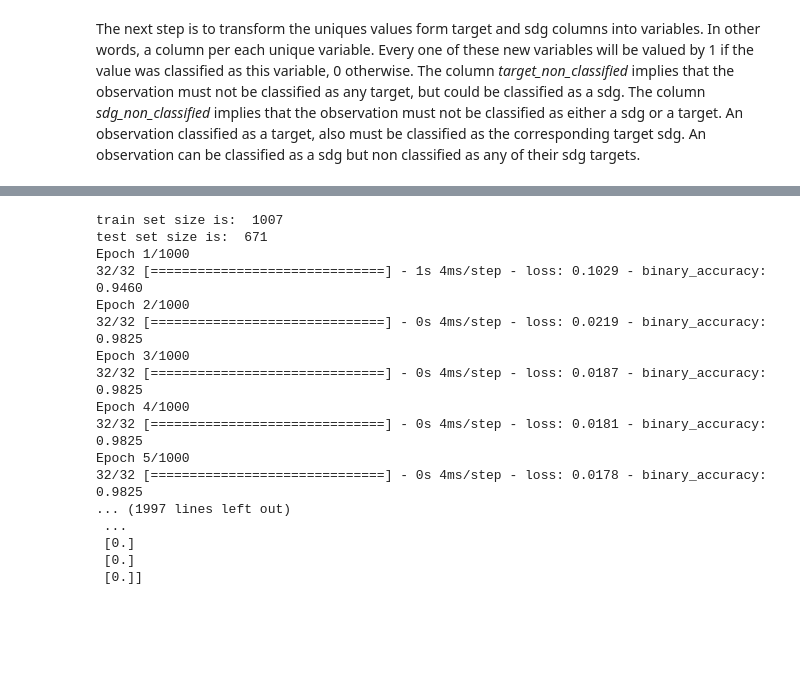
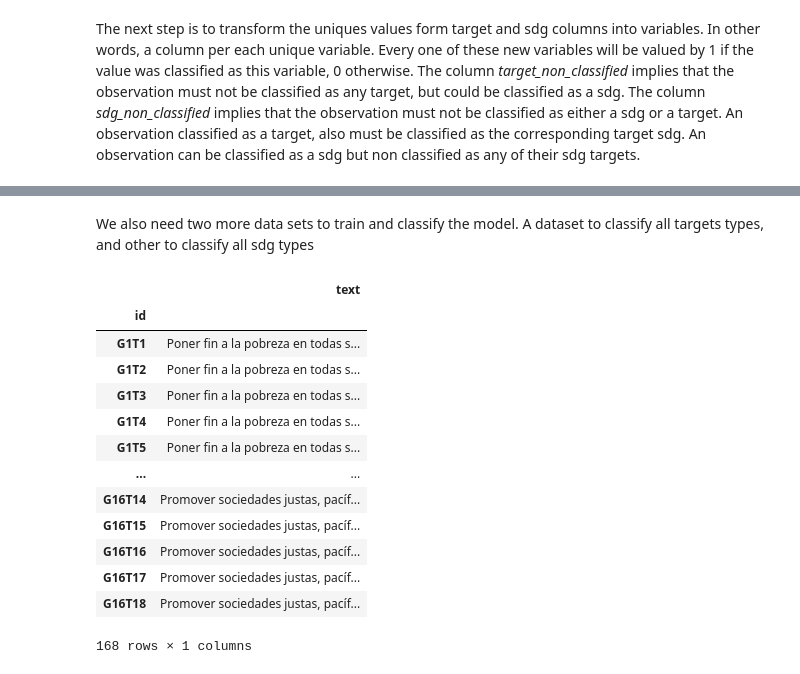
Before and after one commit to elmarcellotc/PNUD-Consulting-USFQ-Data-Hub, a Jupyter notebook: technicalApendix.ipynb, the cells around one changed output, grey strips where cells are left out. Cells and saved outputs as stored; diff of their text form; code cells hidden in the pictures; blank space fills up the shorter version.

```diff
--- a/technicalApendix.ipynb
+++ b/technicalApendix.ipynb
@@ -368,48 +384,0 @@ Train data columns:  3215
-# %%
-from keras.models import Sequential
-from keras.layers.core import Dense
-import itertools
-
-N = round(len(values) * (1-0.40))
-
-print('train set size is: ', N)
-print('test set size is: ', len(values)-N)
-
-train = values.iloc[:N]
-test = values.iloc[N:]
-
-training_data = train[complete_text_uniques].to_numpy()
-target_data = train[targets_uniques].to_numpy()
-
-model = Sequential()
-model.add(Dense(16, input_dim=len(complete_text_uniques), activation='relu'))
-model.add(Dense(1, activation='sigmoid'))
-
-model.compile(loss='mean_squared_error',
-              optimizer='adam',
-              metrics=['binary_accuracy'])
-
-model.fit(training_data, target_data, epochs=1000)
-
-scores = model.evaluate(training_data, target_data)
-
-print("\n%s: %.2f%%" % (model.metrics_names[1], scores[1]*100))
-print (model.predict(training_data).round())
-# %% [output]
-train set size is:  1007
-test set size is:  671
-Epoch 1/1000
-32/32 [==============================] - 1s 4ms/step - loss: 0.1029 - binary_accuracy: 0.9460
-Epoch 2/1000
-32/32 [==============================] - 0s 4ms/step - loss: 0.0219 - binary_accuracy: 0.9825
-Epoch 3/1000
-32/32 [==============================] - 0s 4ms/step - loss: 0.0187 - binary_accuracy: 0.9825
-Epoch 4/1000
-32/32 [==============================] - 0s 4ms/step - loss: 0.0181 - binary_accuracy: 0.9825
-Epoch 5/1000
-32/32 [==============================] - 0s 4ms/step - loss: 0.0178 - binary_accuracy: 0.9825
-... (1997 lines left out)
- ...
- [0.]
- [0.]
- [0.]]
@@ -423,0 +385,24 @@ model.save_weights("model.h5")
+# %% [markdown]
+ We also need two more data sets to train and classify the model. A dataset to classify all targets types, and other to classify all sdg types
+# %%
+undp['text'] = undp['sdg_information'] + undp['target_information']
+targets = undp[['target', 'text']]
+targets.set_index('target', inplace=True)
+targets.index.name = 'id'
+targets.to_csv('train/targets.csv')
+targets
+# %% [output]
+|  | text |
+| id |  |
+| G1T1 | Poner fin a la pobreza en todas s... |
+| G1T2 | Poner fin a la pobreza en todas s... |
+| G1T3 | Poner fin a la pobreza en todas s... |
+| G1T4 | Poner fin a la pobreza en todas s... |
+| G1T5 | Poner fin a la pobreza en todas s... |
+| ... | ... |
+| G16T14 | Promover sociedades justas, pacíf... |
+| G16T15 | Promover sociedades justas, pacíf... |
+| G16T16 | Promover sociedades justas, pacíf... |
+| G16T17 | Promover sociedades justas, pacíf... |
+| G16T18 | Promover sociedades justas, pacíf... |
+168 rows × 1 columns
```
Also changed, not shown: parts of 6 cells of this notebook, 6 other files.
